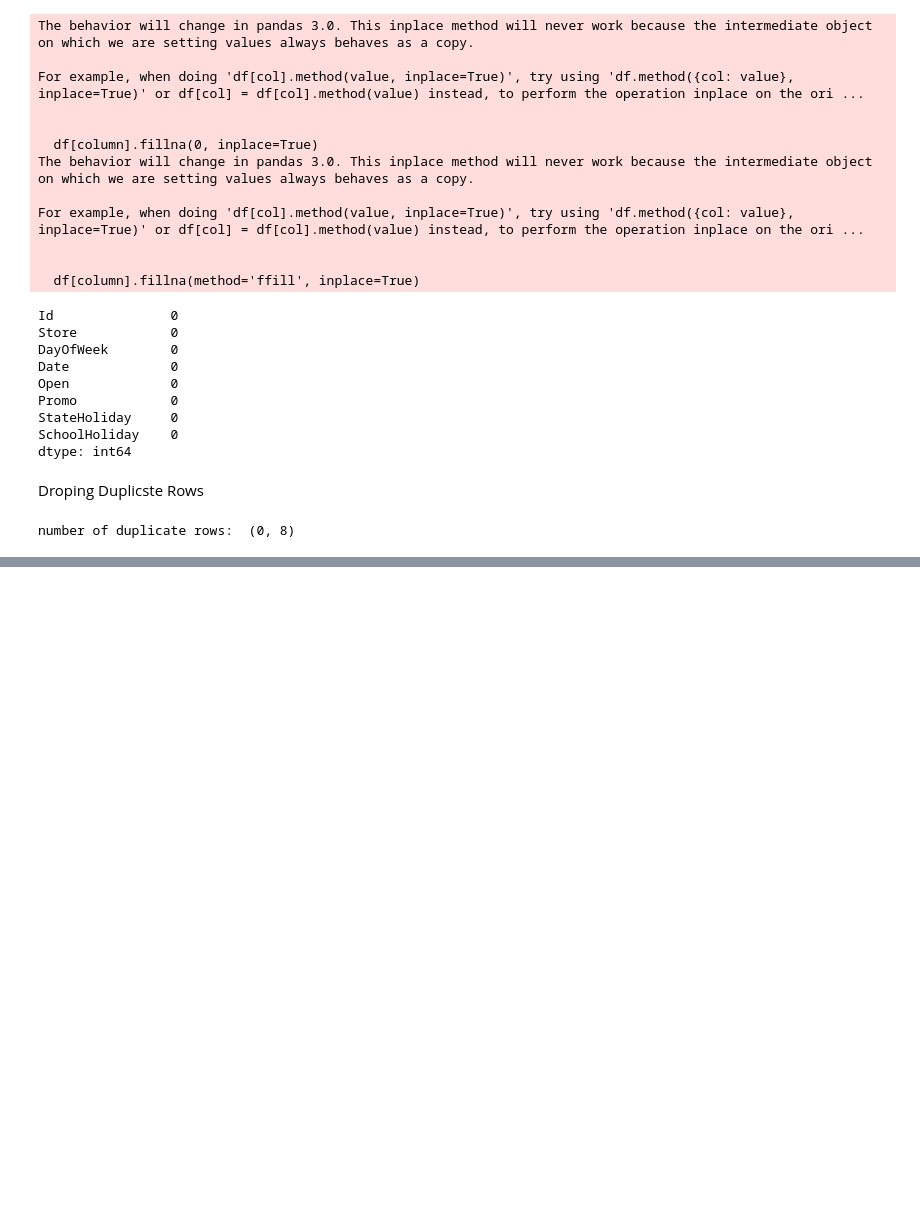
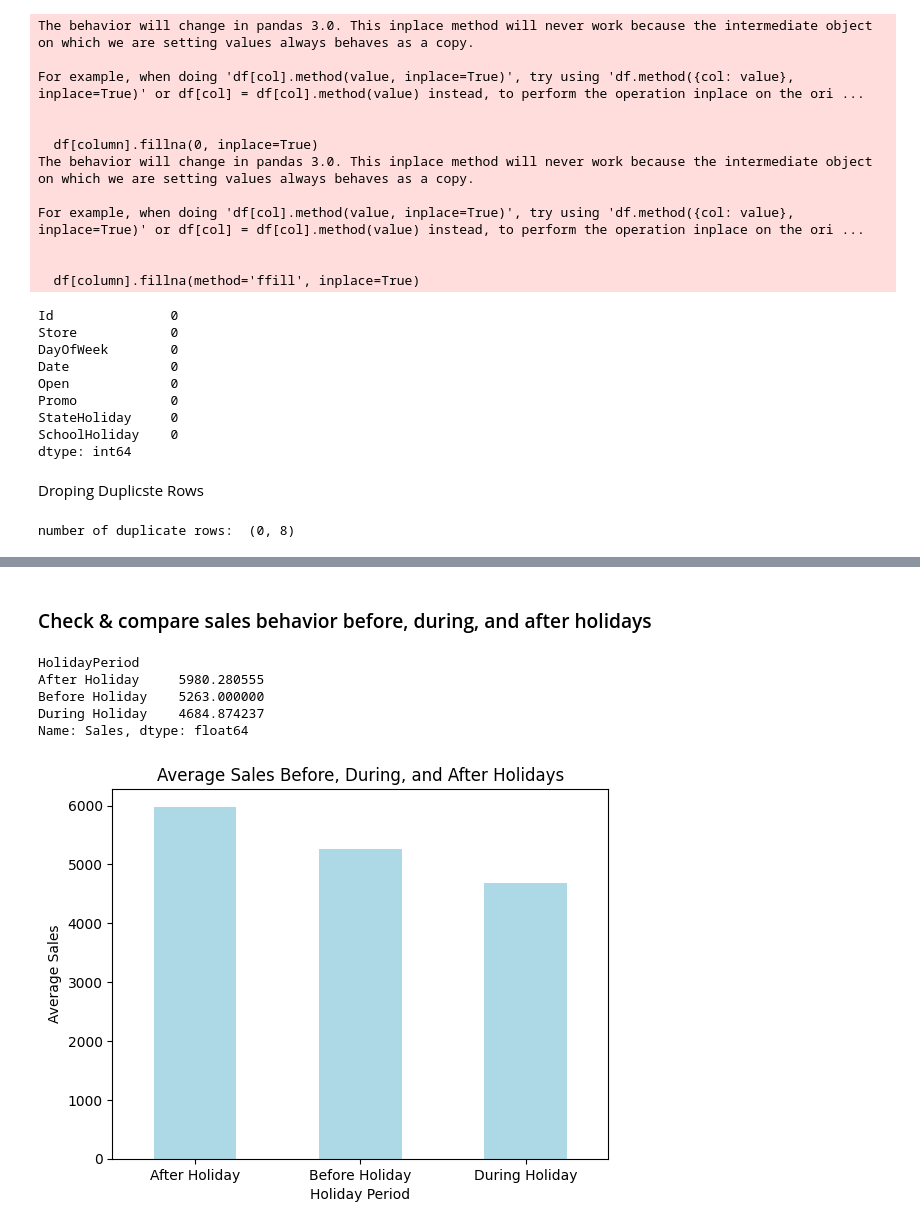
Before and after one commit to Leulseged-Mesfin/Pharmaceuticals, a Jupyter notebook: notbooks/EDA.ipynb, the cells around one changed output, grey strips where cells are left out. Cells and saved outputs as stored; diff of their text form; code cells hidden in the pictures; blank space fills up the shorter version.

```diff
--- a/notbooks/EDA.ipynb
+++ b/notbooks/EDA.ipynb
@@ -285,0 +326,37 @@ number of duplicate rows:  (0, 8)
+# %% [markdown]
+### Check & compare sales behavior before, during, and after holidays
+# %%
+# Convert 'Date' column to datetime
+train_df['Date'] = pd.to_datetime(train_df['Date'])
+
+# Identify days before, during, and after holidays
+train_df['BeforeHoliday'] = train_df['StateHoliday'].shift(-1).notna() & (train_df['StateHoliday'] == '0')  # Days before holiday
+train_df['DuringHoliday'] = train_df['StateHoliday'] != '0'  # Days during holiday
+train_df['AfterHoliday'] = train_df['StateHoliday'].shift(1).notna() & (train_df['StateHoliday'] == '0')  # Days after holiday
+
+# Create a new column to label the period (Before, During, After)
+train_df['HolidayPeriod'] = 'Regular'
+train_df.loc[train_df['BeforeHoliday'], 'HolidayPeriod'] = 'Before Holiday'
+train_df.loc[train_df['DuringHoliday'], 'HolidayPeriod'] = 'During Holiday'
+train_df.loc[train_df['AfterHoliday'], 'HolidayPeriod'] = 'After Holiday'
+
+# Calculate average sales for each period
+sales_behavior = train_df.groupby('HolidayPeriod')['Sales'].mean()
+
+# Print out the results
+print(sales_behavior)
+
+# Plot the sales behavior
+sales_behavior.plot(kind='bar', color='lightblue')
+plt.title('Average Sales Before, During, and After Holidays')
+plt.ylabel('Average Sales')
+plt.xlabel('Holiday Period')
+plt.xticks(rotation=0)
+plt.show()
+# %% [output]
+HolidayPeriod
+After Holiday     5980.280555
+Before Holiday    5263.000000
+During Holiday    4684.874237
+Name: Sales, dtype: float64
+[figure, added]
```
Also changed, not shown: parts of 16 cells of this notebook.
